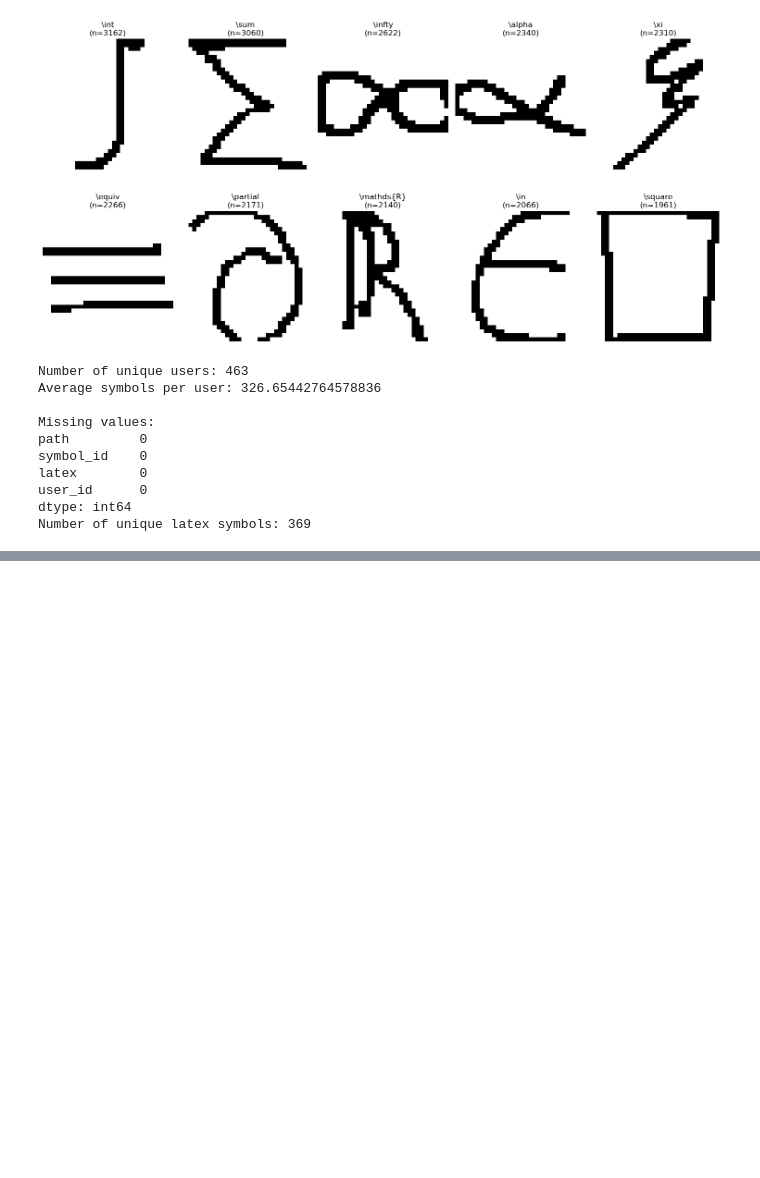
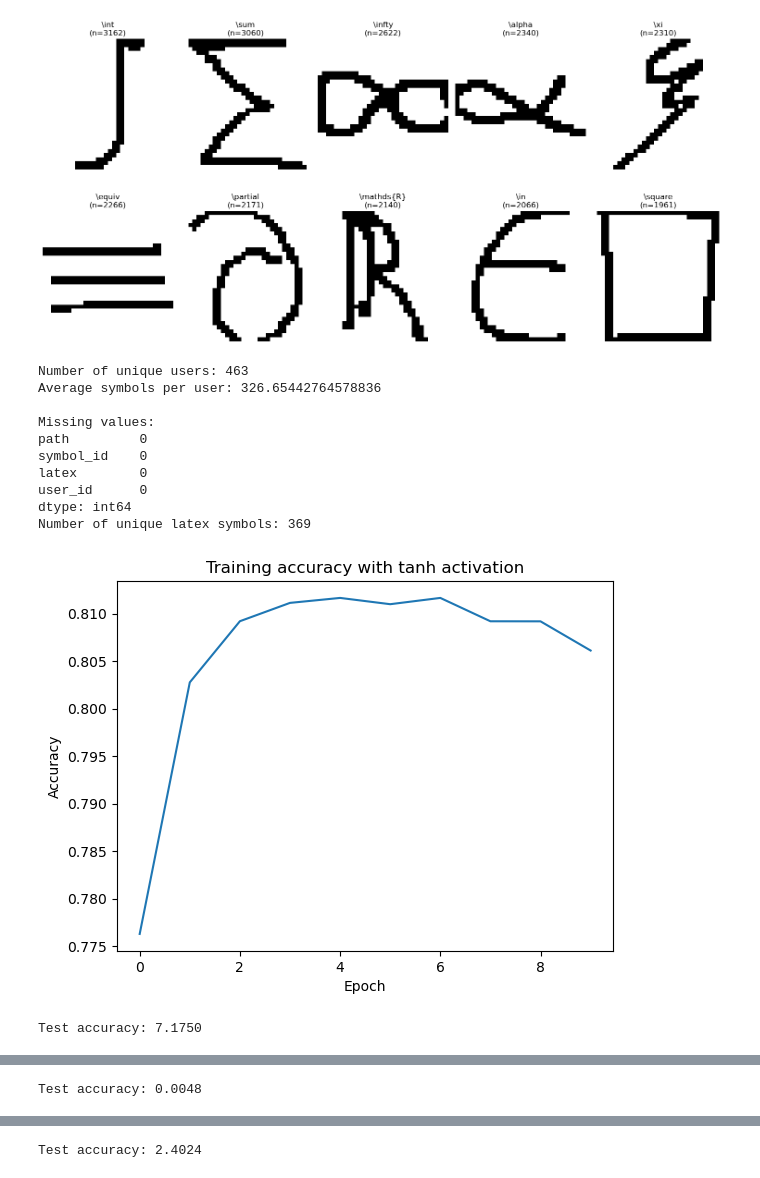
Before and after one commit to Saigum/a2_smai, a Jupyter notebook: a2/q1/nn.ipynb, the cells around one changed output, grey strips where cells are left out. Drawn from its saved outputs; the diff is of its cells as text; code cells hidden in the pictures; blank space fills up the shorter version.

```diff
--- a/a2/q1/nn.ipynb
+++ b/a2/q1/nn.ipynb
@@ -221,68 +221,82 @@ class imgdataset():
         return len(self.df)
 
 data = imgdataset(df)
-
+test_data_path = r"C:\Users\saira\OneDrive\Desktop\smai-main\smai-main\a2\q1\classification-task\fold-1\test.csv"
+test_df = pd.read_csv(test_data_path)
+test_data = imgdataset(test_df)
 # -------------------------
 # Model, Loss, and Training Setup
 # For classification with cross-entropy loss, we use cross_entropy as our loss and set the final layer activation to identity.
 criterion = loss_fn('mse')
-model = mlp(32*32*3, 369, [100, 100, 100], activation_function='sigmoid', final_activation='identity')
-lr = 0.0001
-batch_size = 5
-epochs = 10
-training_accs = []
+activations=[ "tanh", "relu","sigmoid"]
+models=[]
+for activation in activations:
+    model = mlp(32*32*3, 369, [100, 50, 100], activation_function=activation, final_activation='identity')
+    lr = 0.0001
+    batch_size = 100
+    epochs = 10
+    training_accs = []
 
-with tqdm(total=epochs * len(data)) as pbar:
-    for epoch in range(epochs):
-        acc = 0
-        for i in range(0, len(data), batch_size):
-            images, latex = data[i:i + batch_size]
-            try:
-                images = images.reshape(batch_size, -1)
-            except:
-                pass
-            # Forward pass
-            y_hat = model(images)
-            loss = criterion(y_hat, latex)
-            # Backward pass (compute gradient w.r.t. predictions)
-            loss_grad = criterion.df(latex, y_hat)
-            model.backward(loss_grad)
-            model.update(lr)
-            # Calculate accuracy
-            preds = cp.argmax(y_hat, axis=1)
-            true_labels = cp.argmax(latex, axis=1)
-            acc += int(cp.sum(preds == true_labels))
-            pbar.update(1)
-            samples_seen = min(i + batch_size, len(data))
-            pbar.set_description(f"Epoch {epoch} Running accuracy: {acc / samples_seen:.4f}")
-        training_accs.append(acc / len(data))
-        # For printing loss, bring it back to CPU if needed.
+    with tqdm(total=epochs * (len(data)/batch_size)) as pbar:
+        for epoch in range(epochs):
+            acc = 0
+            for i in range(0, len(data), batch_size):
+                images, latex = data[i:i + batch_size]
+                y_hat = model(images)
+                loss = criterion(y_hat, latex)
+                loss_grad = criterion.df(latex, y_hat)
+                model.backward(loss_grad)
+                model.update(lr)
+                preds = cp.argmax(y_hat, axis=1)
+                true_labels = cp.argmax(latex, axis=1)
+                acc += int(cp.sum(preds == true_labels))
+                pbar.update(1)
+                samples_seen = min(i + batch_size, len(data))
+                pbar.set_description(f"Epoch {epoch} Running accuracy: {acc / samples_seen:.4f}")
+            training_accs.append(acc / len(data))
+    plt.plot(training_accs)
+    plt.title(f"Training accuracy with {activation} activation")
+    plt.xlabel("Epoch")
+    plt.ylabel("Accuracy")
+    plt.show()
+    test_acc=0
+    for i in range(0, len(test_data), batch_size):
+        images, latex = test_data[i:i + batch_size]
+        y_hat = model(images)
+        preds = cp.argmax(y_hat, axis=1)
+        true_labels = cp.argmax(latex, axis=1)
+        test_acc += cp.sum(preds == true_labels)
+    print(f"Test accuracy: {acc / len(test_data):.4f}")
+
+    models.append(model)
 # %% [output]
 Dataset Info:
 <class 'pandas.core.frame.DataFrame'>
 RangeIndex: 151241 entries, 0 to 151240
 Data columns (total 4 columns):
  #   Column     Non-Null Count   Dtype
 ---  ------     --------------   -----
  0   path       151241 non-null  object
  1   symbol_id  151241 non-null  int64
  2   latex      151241 non-null  object
  3   user_id    151241 non-null  int64
 dtypes: int64(2), object(2)
 memory usage: 4.6+ MB
 ... (11 lines left out)
 \mathds{R}    2140
 \in           2066
 \square       1961
 Name: count, dtype: int64
 [figure]
 Number of unique users: 463
 Average symbols per user: 326.65442764578836
 
 Missing values:
 path         0
 symbol_id    0
 latex        0
 user_id      0
 dtype: int64
 Number of unique latex symbols: 369
+[figure, added]
+Test accuracy: 7.1750
@@ -288,0 +304 @@ Number of unique latex symbols: 369
+Test accuracy: 0.0048
@@ -288,0 +306 @@ Number of unique latex symbols: 369
+Test accuracy: 2.4024
```
Also changed, not shown: parts of 5 cells of this notebook, 2 other files.
